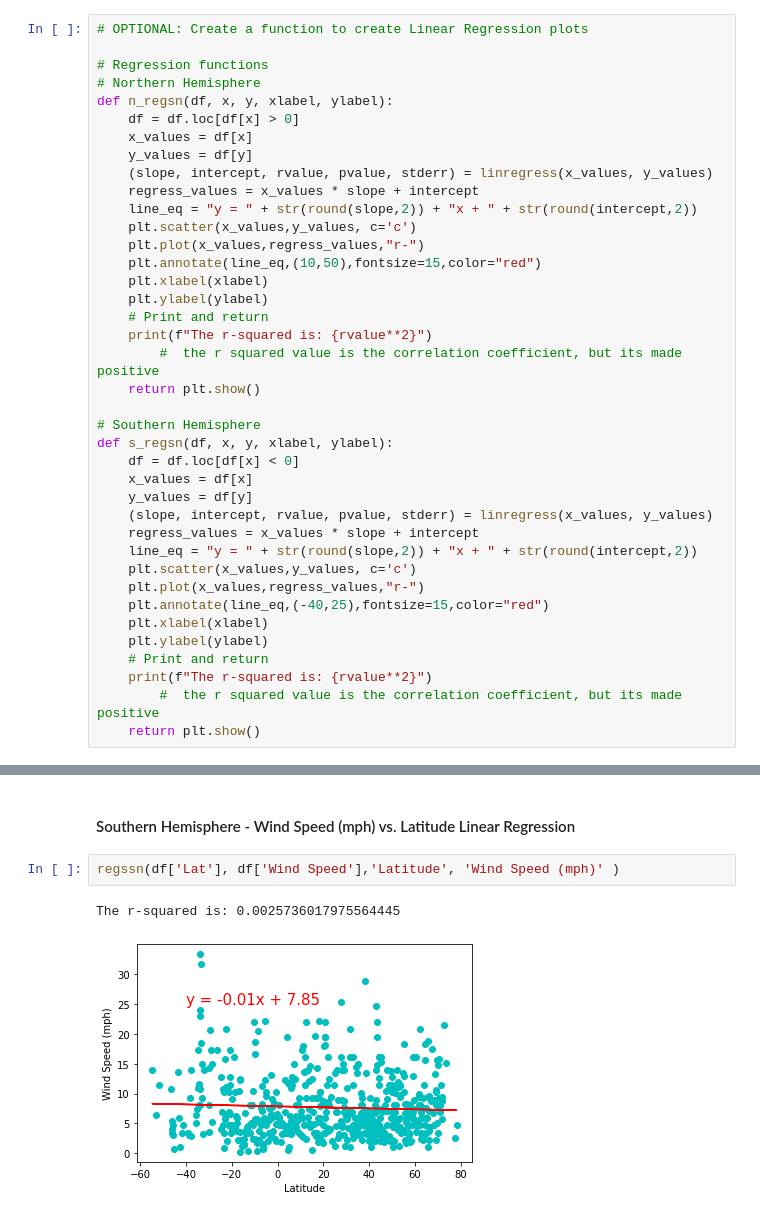
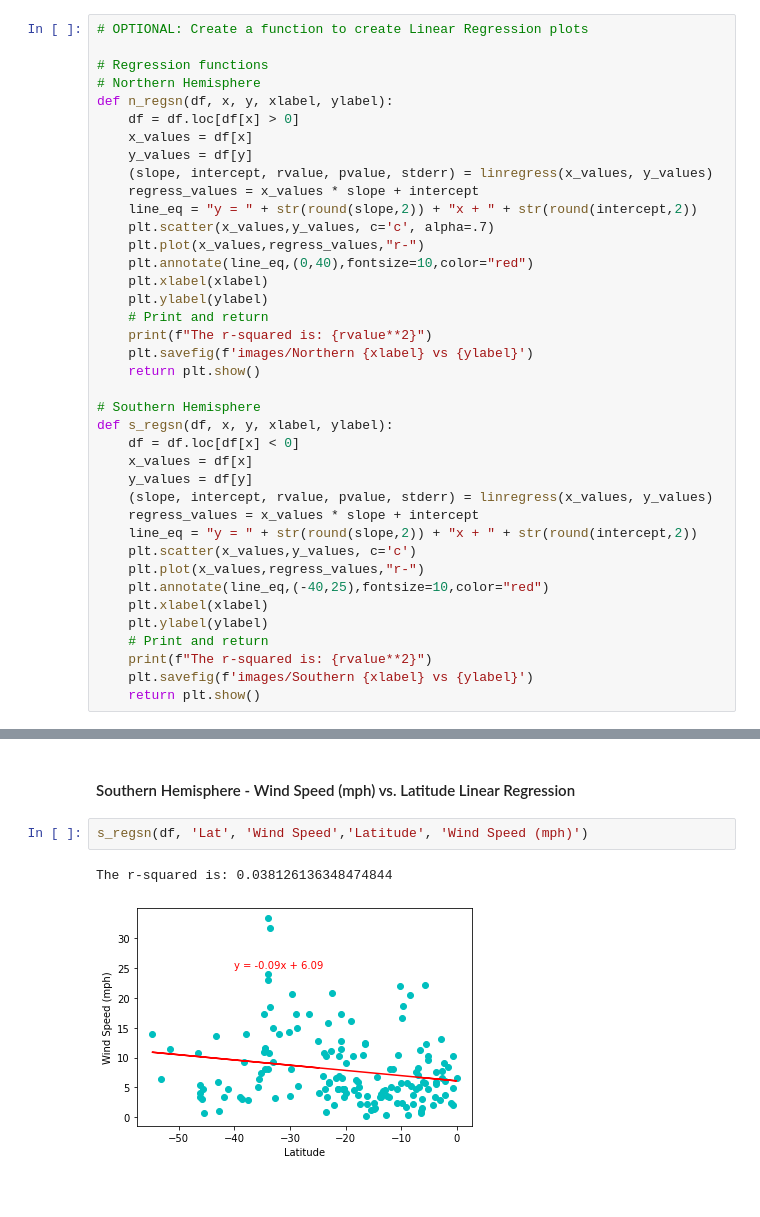
Before and after one commit to szerpa17/API-Challenge, a Jupyter notebook: WeatherPy/WeatherPy.ipynb, the cells around one changed output, grey strips where cells are left out. Cells and saved outputs as stored; diff of their text form.

Commit message:
updated plots

```diff
--- a/WeatherPy/WeatherPy.ipynb
+++ b/WeatherPy/WeatherPy.ipynb
@@ -305,14 +305,14 @@ def n_regsn(df, x, y, xlabel, ylabel):
     (slope, intercept, rvalue, pvalue, stderr) = linregress(x_values, y_values)
     regress_values = x_values * slope + intercept
     line_eq = "y = " + str(round(slope,2)) + "x + " + str(round(intercept,2))
-    plt.scatter(x_values,y_values, c='c')
+    plt.scatter(x_values,y_values, c='c', alpha=.7)
     plt.plot(x_values,regress_values,"r-")
-    plt.annotate(line_eq,(10,50),fontsize=15,color="red")
+    plt.annotate(line_eq,(0,40),fontsize=10,color="red")
     plt.xlabel(xlabel)
     plt.ylabel(ylabel)
     # Print and return
     print(f"The r-squared is: {rvalue**2}")
-        #  the r squared value is the correlation coefficient, but its made positive
+    plt.savefig(f'images/Northern {xlabel} vs {ylabel}')
     return plt.show()
 
 # Southern Hemisphere
@@ -325,12 +325,12 @@ def s_regsn(df, x, y, xlabel, ylabel):
     line_eq = "y = " + str(round(slope,2)) + "x + " + str(round(intercept,2))
     plt.scatter(x_values,y_values, c='c')
     plt.plot(x_values,regress_values,"r-")
-    plt.annotate(line_eq,(-40,25),fontsize=15,color="red")
+    plt.annotate(line_eq,(-40,25),fontsize=10,color="red")
     plt.xlabel(xlabel)
     plt.ylabel(ylabel)
     # Print and return
     print(f"The r-squared is: {rvalue**2}")
-        #  the r squared value is the correlation coefficient, but its made positive
+    plt.savefig(f'images/Southern {xlabel} vs {ylabel}')
     return plt.show()
 # %%
 # Create Northern and Southern Hemisphere DataFrames
@@ -381,7 +387,7 @@ The r-squared is: 0.023371104533850804
 # %% [markdown]
 ####  Southern Hemisphere - Wind Speed (mph) vs. Latitude Linear Regression
 # %%
-regssn(df['Lat'], df['Wind Speed'],'Latitude', 'Wind Speed (mph)' )
+s_regsn(df, 'Lat', 'Wind Speed','Latitude', 'Wind Speed (mph)')
 # %% [output]
-The r-squared is: 0.0025736017975564445
+The r-squared is: 0.038126136348474844
-[figure, old version]
+[figure, new version]
```
Also changed, not shown: parts of 13 cells of this notebook, 8 other files.
